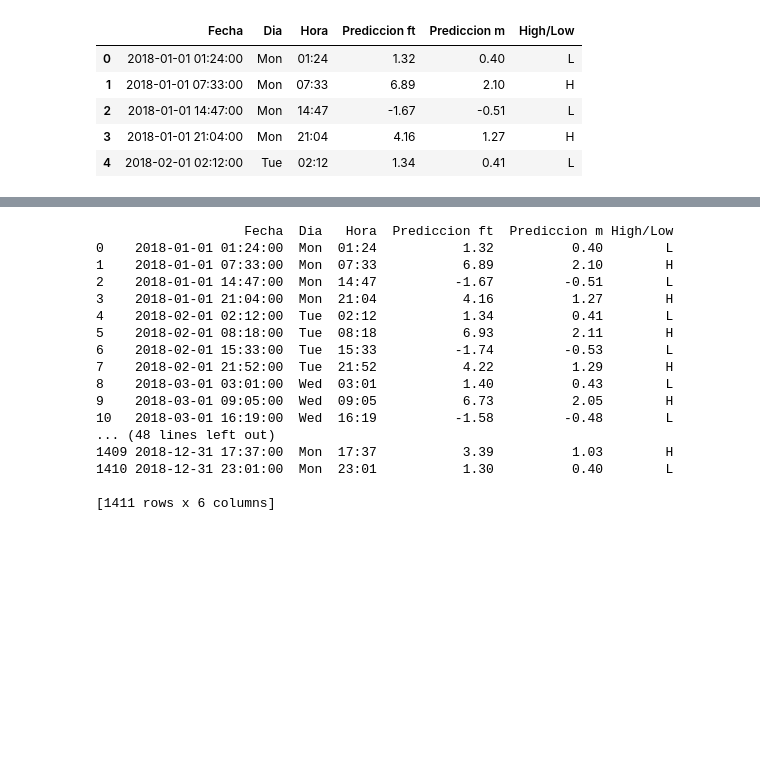
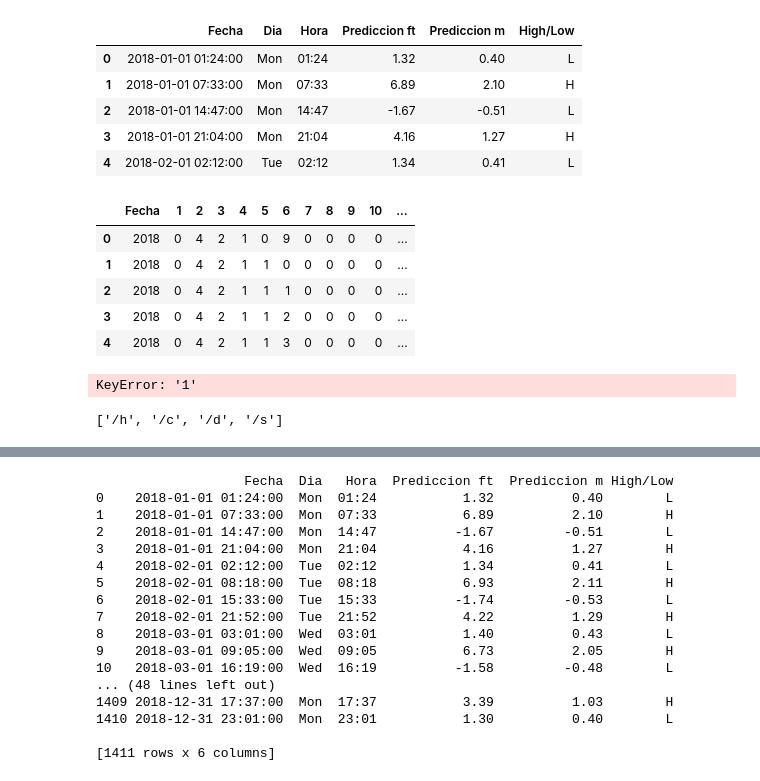
Before and after one commit to laloolea/computacional1, a Jupyter notebook: Actividad4/Ensenada.ipynb, the cells around one changed output, grey strips where cells are left out. Saved outputs shown, nothing was run; the diff lists cells and outputs as text; code cells hidden in the pictures; blank space fills up the shorter version.

```diff
--- a/Actividad4/Ensenada.ipynb
+++ b/Actividad4/Ensenada.ipynb
@@ -19,6 +19,30 @@ Ens.head()
 | 2 | 2018-01-01 14:47:00 | Mon | 14:47 | -1.67 | -0.51 | L |
 | 3 | 2018-01-01 21:04:00 | Mon | 21:04 | 4.16 | 1.27 | H |
 | 4 | 2018-02-01 02:12:00 | Tue | 02:12 | 1.34 | 0.41 | L |
+# %%
+Ens4 = pd.read_csv('ens.csv', header=None,skiprows= 8)
+Ens4.columns = ['Fecha', '1', '2', '3', '4', '5','6','7','8','9','10','11']
+Ens4.head()
+# %% [output]
+|  | Fecha | 1 | 2 | 3 | 4 | 5 | 6 | 7 | 8 | 9 | 10 | ... |
+| 0 | 2018 | 0 | 4 | 2 | 1 | 0 | 9 | 0 | 0 | 0 | 0 | ... |
+| 1 | 2018 | 0 | 4 | 2 | 1 | 1 | 0 | 0 | 0 | 0 | 0 | ... |
+| 2 | 2018 | 0 | 4 | 2 | 1 | 1 | 1 | 0 | 0 | 0 | 0 | ... |
+| 3 | 2018 | 0 | 4 | 2 | 1 | 1 | 2 | 0 | 0 | 0 | 0 | ... |
+| 4 | 2018 | 0 | 4 | 2 | 1 | 1 | 3 | 0 | 0 | 0 | 0 | ... |
+# %%
+
+Ens4 = pd.read_csv('ens.csv', header=None,skiprows= 8)
+Ens4["Fecha"] = Ens4["1"] +" "+ Ens4["2"]
+Ens4.head()
+# %% [output]
+KeyError: '1'
+# %%
+ suits = ["h","c", "d", "s"]
+ acces = ["/" + suit for suit in suits]
+ print(acces)
+# %% [output]
+['/h', '/c', '/d', '/s']
 # %%
 Ens4.dtypes
 # %% [output]
```
Also changed, not shown: parts of 4 cells of this notebook, 4 other files.
